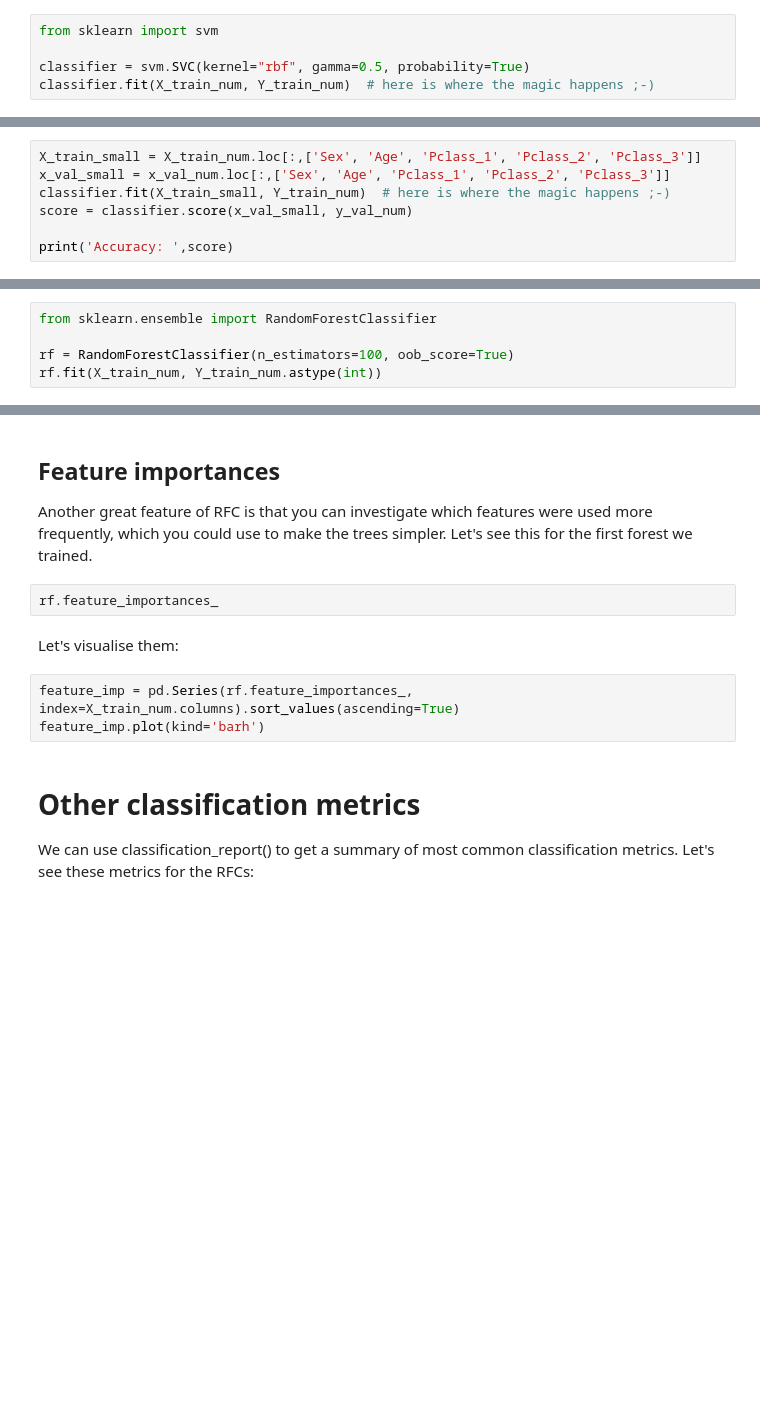
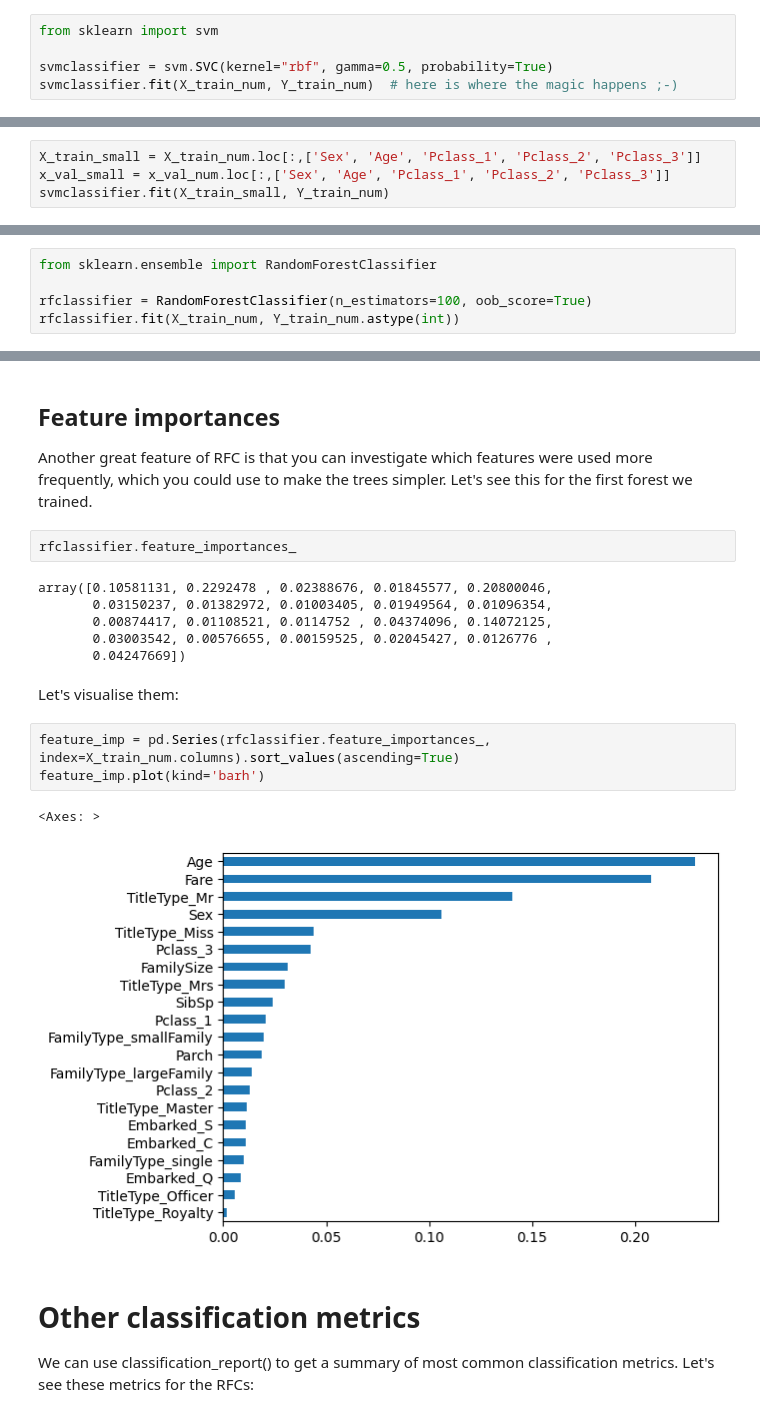
Before and after one commit to rrr-uom-projects/MPiCRT-AI, a Jupyter notebook: 04-Classification.ipynb, the cells around one changed output, grey strips where cells are left out. Cells and saved outputs as stored; diff of their text form; blank space fills up the shorter version.

```diff
--- a/04-Classification.ipynb
+++ b/04-Classification.ipynb
@@ -178,5 +320,5 @@ Let's classify first with SVMs.  That means finding the best weights, bias and s
 # %%
 from sklearn import svm
 
-classifier = svm.SVC(kernel="rbf", gamma=0.5, probability=True)
-classifier.fit(X_train_num, Y_train_num)  # here is where the magic happens ;-)
+svmclassifier = svm.SVC(kernel="rbf", gamma=0.5, probability=True)
+svmclassifier.fit(X_train_num, Y_train_num)  # here is where the magic happens ;-)
@@ -195,7 +351,4 @@ Let's try with less variables.  We learnt that Sex, Age and Pclass were very str
 # %%
 X_train_small = X_train_num.loc[:,['Sex', 'Age', 'Pclass_1', 'Pclass_2', 'Pclass_3']]
 x_val_small = x_val_num.loc[:,['Sex', 'Age', 'Pclass_1', 'Pclass_2', 'Pclass_3']]
-classifier.fit(X_train_small, Y_train_num)  # here is where the magic happens ;-)
-score = classifier.score(x_val_small, y_val_num)
-
-print('Accuracy: ',score)
+svmclassifier.fit(X_train_small, Y_train_num)
@@ -209,5 +374,5 @@ Let's choose 100 trees in the forest and to keep out-of-the-bag score for an ide
 # %%
 from sklearn.ensemble import RandomForestClassifier
 
-rf = RandomForestClassifier(n_estimators=100, oob_score=True)
-rf.fit(X_train_num, Y_train_num.astype(int))
+rfclassifier = RandomForestClassifier(n_estimators=100, oob_score=True)
+rfclassifier.fit(X_train_num, Y_train_num.astype(int))
@@ -232,12 +409,21 @@ In this case, the performance was not better with less figures. Trees are able t
 ## Feature importances
 Another great feature of RFC is that you can investigate which features were used more frequently, which you could use to make the trees simpler.  Let's see this for the first forest we trained.
 # %%
-rf.feature_importances_
+rfclassifier.feature_importances_
+# %% [output]
+array([0.10581131, 0.2292478 , 0.02388676, 0.01845577, 0.20800046,
+       0.03150237, 0.01382972, 0.01003405, 0.01949564, 0.01096354,
+       0.00874417, 0.01108521, 0.0114752 , 0.04374096, 0.14072125,
+       0.03003542, 0.00576655, 0.00159525, 0.02045427, 0.0126776 ,
+       0.04247669])
 # %% [markdown]
 Let's visualise them:
 # %%
-feature_imp = pd.Series(rf.feature_importances_, index=X_train_num.columns).sort_values(ascending=True)
+feature_imp = pd.Series(rfclassifier.feature_importances_, index=X_train_num.columns).sort_values(ascending=True)
 feature_imp.plot(kind='barh')
+# %% [output]
+<Axes: >
+[figure, added]
 # %% [markdown]
 # Other classification metrics
 We can use classification_report() to get a summary of most common classification metrics.  Let's see these metrics for the RFCs:
```
Also changed, not shown: parts of 25 cells of this notebook.
